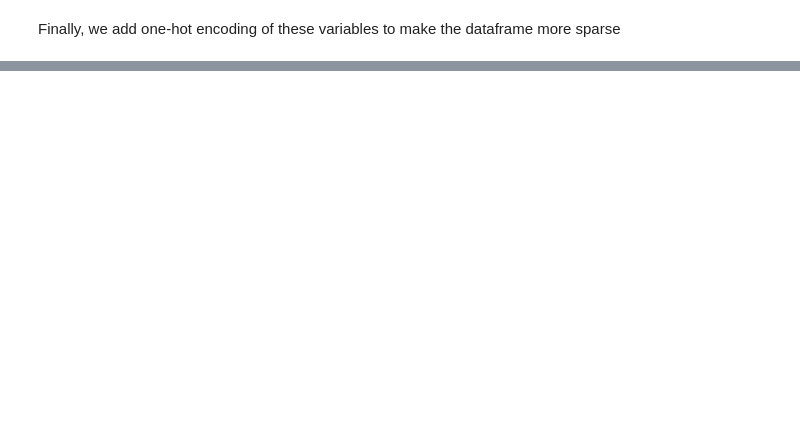
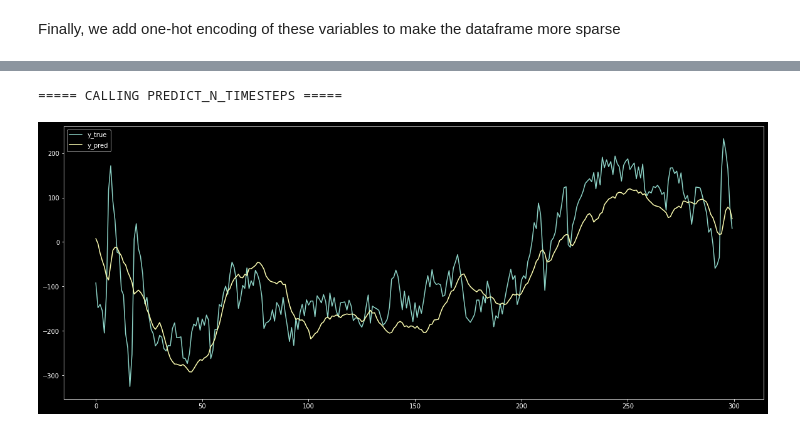
Before and after one commit to Mathipe98/IT3030-Projects, a Jupyter notebook: Project 3/start.ipynb, the cells around one changed output, grey strips where cells are left out. Drawn from its saved outputs; the diff is of its cells as text; code cells hidden in the pictures; blank space fills up the shorter version.

```diff
--- a/Project 3/start.ipynb
+++ b/Project 3/start.ipynb
@@ -76,8 +121,8 @@ _ = plot_features.plot(subplots=True, figsize=(20, 12))
 # %% [markdown]
 There are some spikes in both datasets, especially the validation data, that seem rather inconsistent. Let's replace them with values based on the mean of the "y" value for other datapoints that have similar "total" feature.
 # %%
-df1 = get_rows_between(df_train, 'total', 1500, 1550)
-df2 = get_rows_between(df1, 'y', -2900, 2900)
+df1 = dfh.get_rows_between(df_train, 'total', 1500, 1550)
+df2 = dfh.get_rows_between(df1, 'y', -2900, 2900)
 mean_val = df2["y"].mean()
 q = (df_train["y"] > 1500) | (df_train["y"] < -1500)
 n_clamps = df_train.loc[q].shape[0]
@@ -85,8 +130,8 @@ print(f"Percentage of rows clamped in training: {round(n_clamps / df_train.shape
 df_train.loc[q, "y"] = mean_val
 
 # Do the same for df_test
-df1 = get_rows_between(df_test, 'total', 1500, 1550)
-df2 = get_rows_between(df1, 'y', -2900, 2900)
+df1 = dfh.get_rows_between(df_test, 'total', 1500, 1550)
+df2 = dfh.get_rows_between(df1, 'y', -2900, 2900)
 mean_val = df2["y"].mean()
 q = (df_test["y"] > 1500) | (df_test["y"] < -1500)
 n_clamps = df_test.loc[q].shape[0]
@@ -219,0 +290,18 @@ df_test[diff_feats] = 0
+# %%
+# Add a column which shifts 'total' by 24 hours
+df_train = dfh.add_shift(df_train, 'total', 24)
+df_train = dfh.add_shift(df_train, 'total', 12)
+df_train = dfh.add_shift(df_train, 'total', 6)
+# Do the same for feature 'flow'
+df_train = dfh.add_shift(df_train, 'flow', 24)
+df_train = dfh.add_shift(df_train, 'flow', 12)
+df_train = dfh.add_shift(df_train, 'flow', 6)
+
+# Do the same for df_test
+df_test = dfh.add_shift(df_test, 'total', 24)
+df_test = dfh.add_shift(df_test, 'total', 12)
+df_test = dfh.add_shift(df_test, 'total', 6)
+# Do the same for feature 'flow'
+df_test = dfh.add_shift(df_test, 'flow', 24)
+df_test = dfh.add_shift(df_test, 'flow', 12)
+df_test = dfh.add_shift(df_test, 'flow', 6)
@@ -221,11 +325,11 @@ df_test[diff_feats] = 0
 RESOLUTION = 5
 N_PREV = 12
 START_INDEX = 12
-BATCH_SIZE = 32
+BATCH_SIZE = 128
 TARGET = 'y'
 EPOCHS = 1
 agent = ag.Agent(
-    min_scale=0,
+    min_scale=-0,
     max_scale=1,
     resolution=RESOLUTION,
     n_prev=N_PREV,
@@ -241,8 +347,8 @@ df_train.drop(columns=['start_time', 'start_time_seconds'], inplace=True)
 df_test.drop(columns=['start_time', 'start_time_seconds'], inplace=True)
 # %%
 agent.fit_scalers(df_train)
-df_train = agent.transform(df_train, columns=df_train.columns[:13])
-df_test = agent.transform(df_test, columns=df_test.columns[:13])
+df_train = agent.transform(df_train)
+df_test = agent.transform(df_test)
 df_train = agent.add_previous_y_to_df(df_train)
 df_test = agent.add_previous_y_to_df(df_test)
 # %%
@@ -267,3 +419,7 @@ x_valid.head(20)
 # %%
-y_pred = agent.predict_n_timesteps(df=x_valid, n_timesteps=300)
-agent.visualize_results(df_test[['y']], y_pred, n_timesteps=300)
+y_pred = agent.predict_n_timesteps(df=x_valid, n_timesteps=300, replace=False)
+y_true = agent.scalers['y'].inverse_transform(df_test['y'].to_numpy().reshape(-1,1))
+agent.visualize_results(y_true, y_pred, n_timesteps=300)
+# %% [output]
+===== CALLING PREDICT_N_TIMESTEPS =====
+[figure, added]
```
Also changed, not shown: parts of 19 cells of this notebook, 5 other files.
